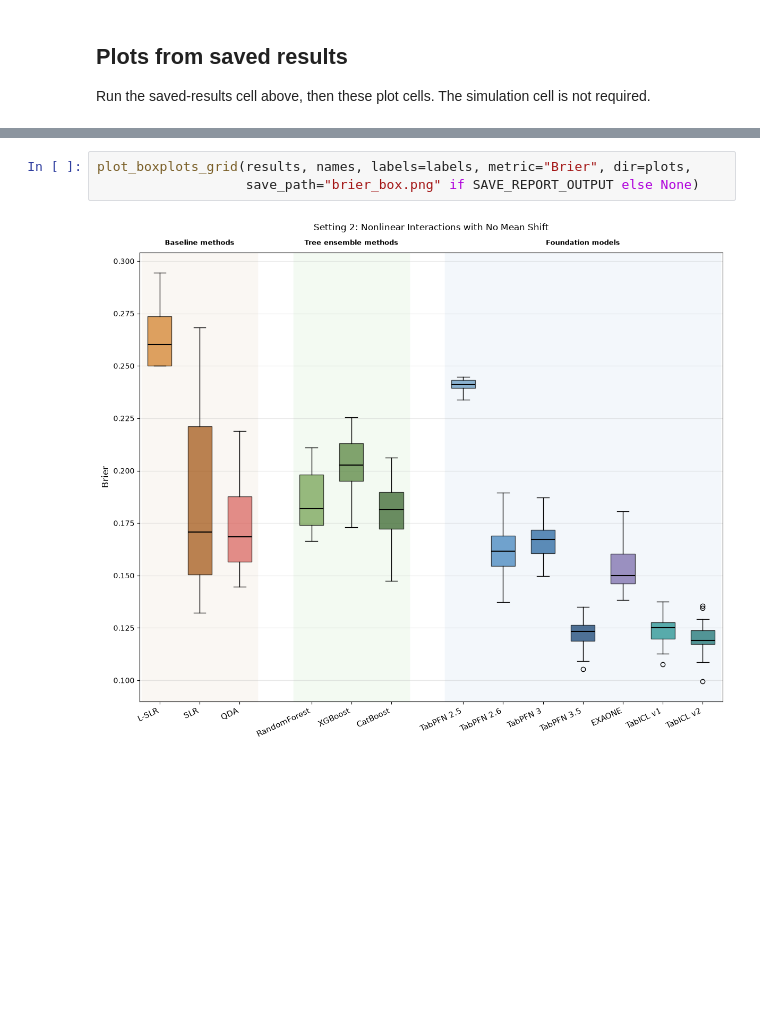
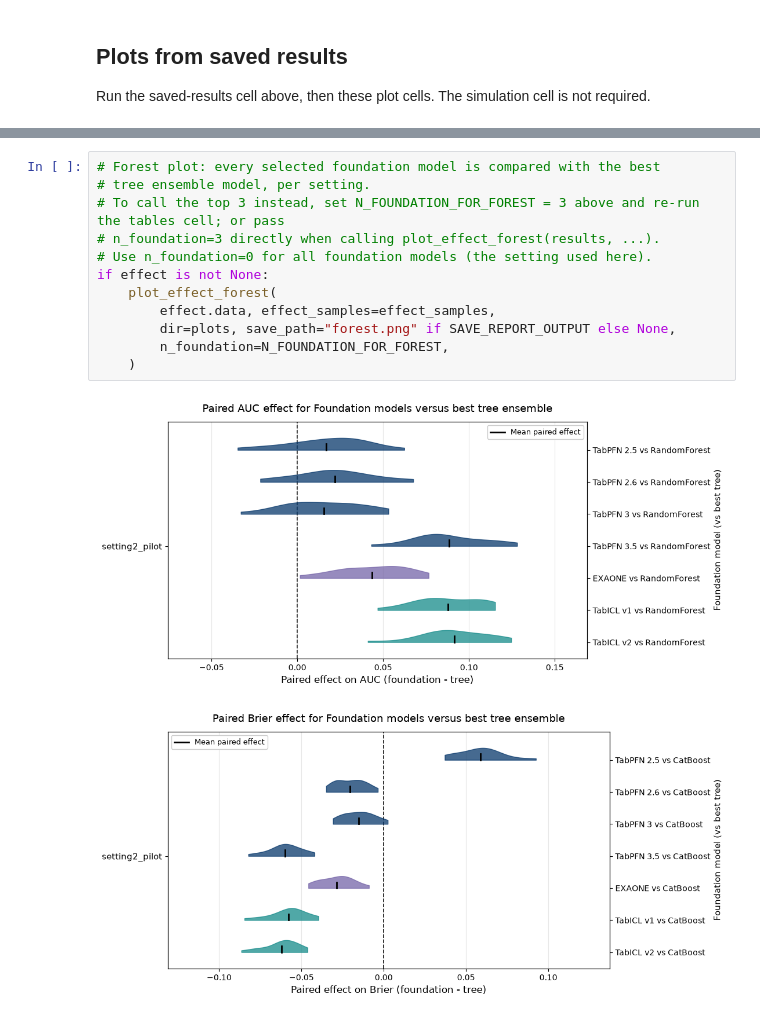
Before and after one commit to JakobHaas999/medfm, a Jupyter notebook: notebooks/run_analysis.ipynb, the cells around one changed output, grey strips where cells are left out. Cells and saved outputs as stored; diff of their text form; blank space fills up the shorter version.

```diff
--- a/notebooks/run_analysis.ipynb
+++ b/notebooks/run_analysis.ipynb
@@ -219,8 +222,18 @@ plot_boxplots_grid(results, names, labels=labels, metric="AUC", dir=plots, save_
-# %%
-plot_boxplots_grid(results, names, labels=labels, metric="Brier", dir=plots,
-                   save_path="brier_box.png" if SAVE_REPORT_OUTPUT else None)
-# %% [output]
-[figure, removed]
+# %%
+# Forest plot: every selected foundation model is compared with the best
+# tree ensemble model, per setting.
+# To call the top 3 instead, set N_FOUNDATION_FOR_FOREST = 3 above and re-run the tables cell; or pass
+# n_foundation=3 directly when calling plot_effect_forest(results, ...).
+# Use n_foundation=0 for all foundation models (the setting used here).
+if effect is not None:
+    plot_effect_forest(
+        effect.data, effect_samples=effect_samples,
+        dir=plots, save_path="forest.png" if SAVE_REPORT_OUTPUT else None,
+        n_foundation=N_FOUNDATION_FOR_FOREST,
+    )
+# %% [output]
+[figure, added]
+[figure, added]
 # %%
 plot_roc_curves_grid(results, names, labels=labels, dir=plots, save_path="roc.png" if SAVE_REPORT_OUTPUT else None,
                      bayes_auc=bayes, show_bayes_roc=SHOW_BAYES_ROC)
```
Also changed, not shown: parts of 11 cells of this notebook, 28 other files.
